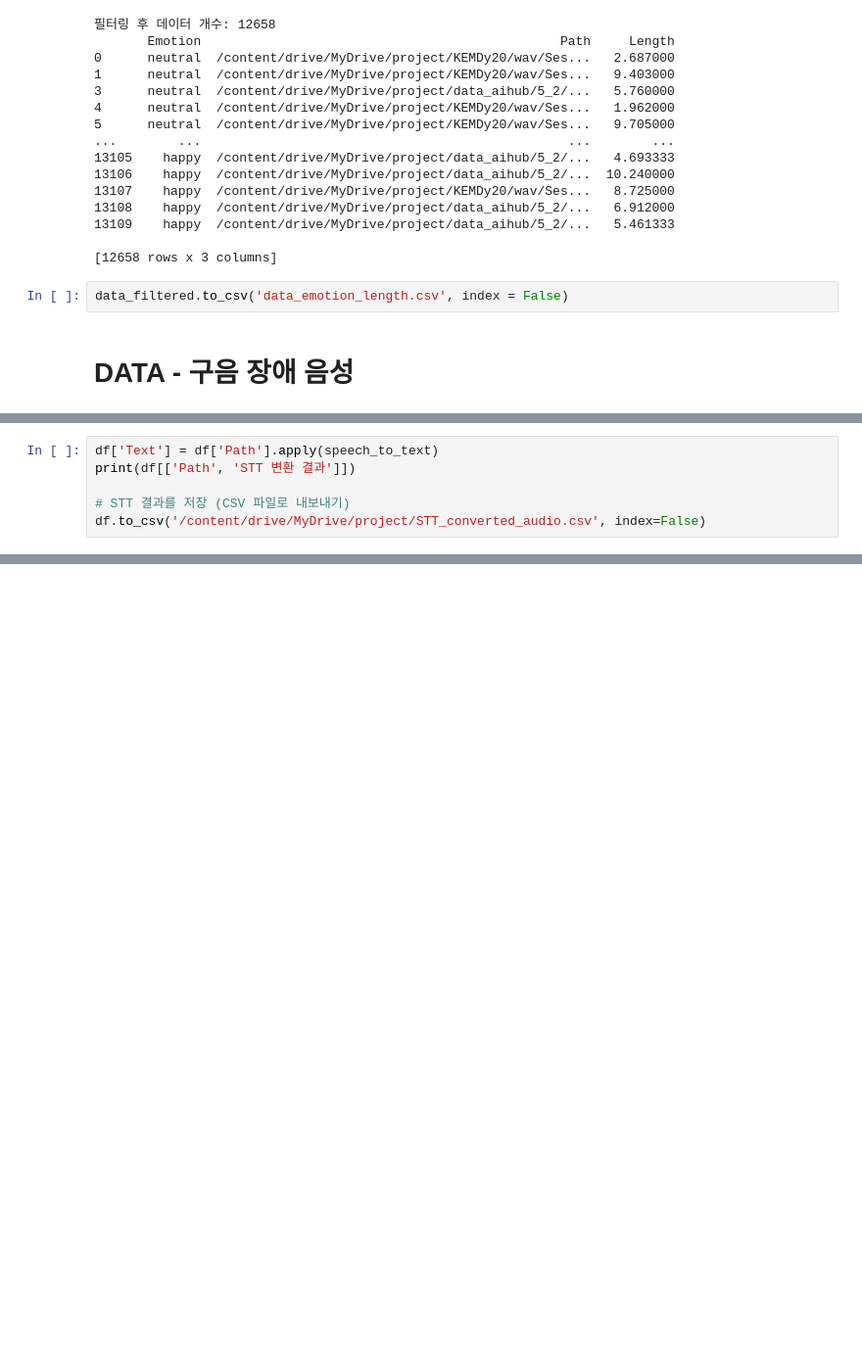
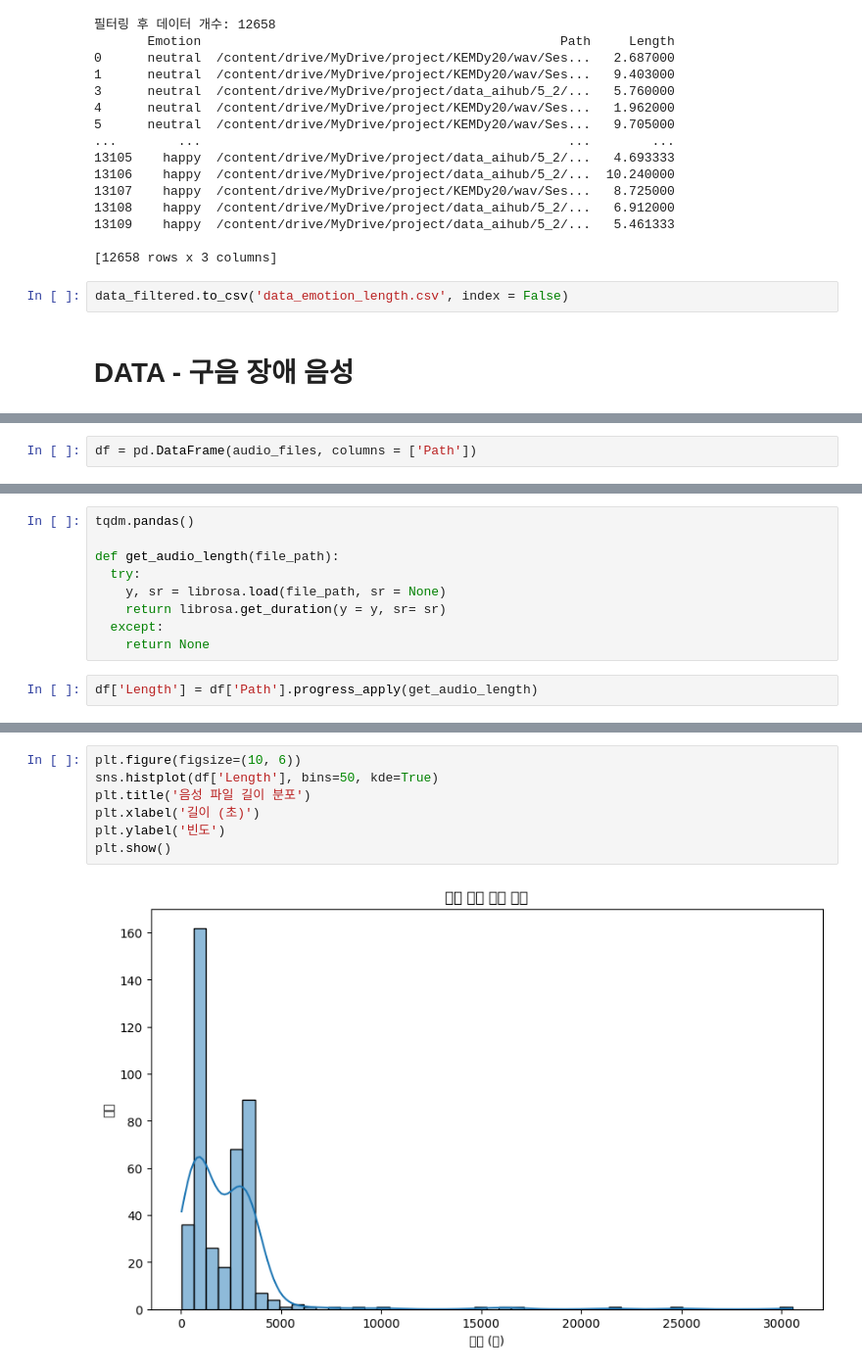
Before and after one commit to Yewon9/Emotion_Recognition_STT, a Jupyter notebook: EDA.ipynb, the cells around one changed output, grey strips where cells are left out. Shown at 98% size. Cells and saved outputs as stored; diff of their text form; blank space fills up the shorter version.

```diff
--- a/EDA.ipynb
+++ b/EDA.ipynb
@@ -579,0 +574,2 @@ data_filtered.to_csv('data_emotion_length.csv', index = False)
+# %%
+df = pd.DataFrame(audio_files, columns = ['Path'])
@@ -595,6 +597,11 @@ def speech_to_text(file_path):
-# %%
-df['Text'] = df['Path'].apply(speech_to_text)
-print(df[['Path', 'STT 변환 결과']])
-
-# STT 결과를 저장 (CSV 파일로 내보내기)
-df.to_csv('/content/drive/MyDrive/project/STT_converted_audio.csv', index=False)
+# %%
+tqdm.pandas()
+
+def get_audio_length(file_path):
+  try:
+    y, sr = librosa.load(file_path, sr = None)
+    return librosa.get_duration(y = y, sr= sr)
+  except:
+    return None
+# %%
+df['Length'] = df['Path'].progress_apply(get_audio_length)
@@ -600,0 +634,9 @@ df.to_csv('/content/drive/MyDrive/project/STT_converted_audio.csv', index=False)
+# %%
+plt.figure(figsize=(10, 6))
+sns.histplot(df['Length'], bins=50, kde=True)
+plt.title('음성 파일 길이 분포')
+plt.xlabel('길이 (초)')
+plt.ylabel('빈도')
+plt.show()
+# %% [output]
+[figure, added]
```
Also changed, not shown: parts of 15 cells of this notebook.
